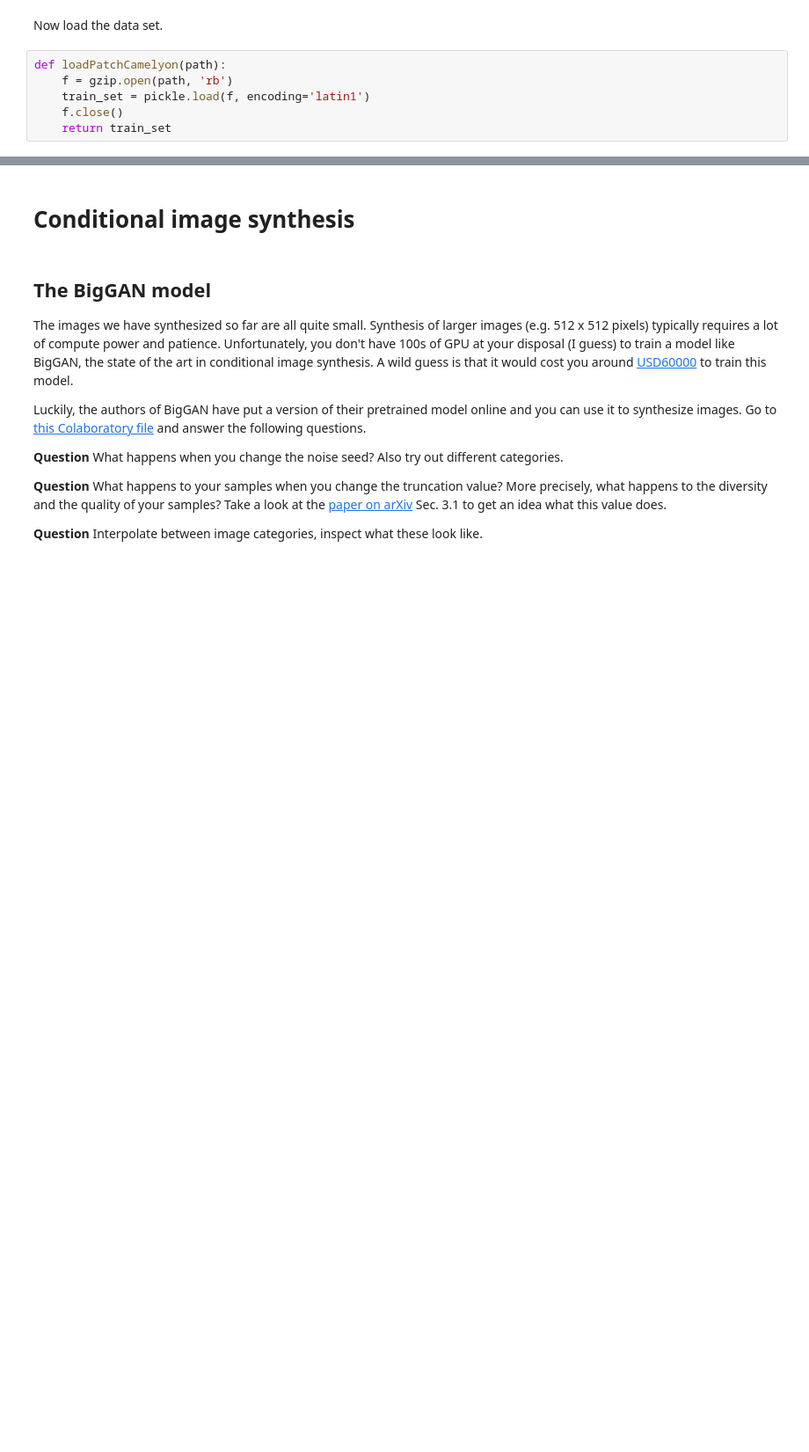
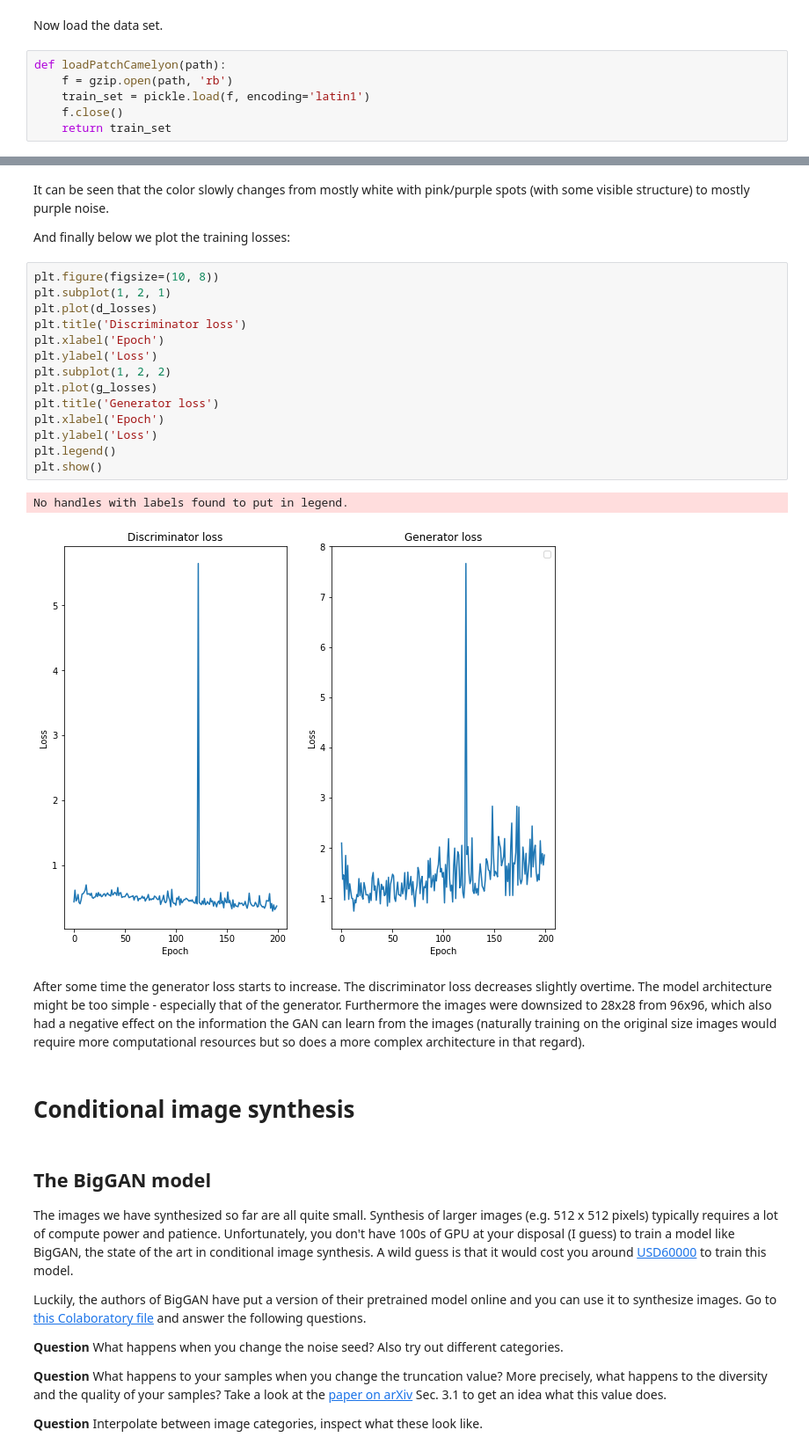
Before and after one commit to VincentV0/8dm50-machine-learning, a Jupyter notebook: practicals/week_5.ipynb, the cells around one changed output, grey strips where cells are left out. Shown at 88% size. Cells and saved outputs as stored; diff of their text form; blank space fills up the shorter version.

```diff
--- a/practicals/week_5.ipynb
+++ b/practicals/week_5.ipynb
@@ -1028,3 +1092,26 @@ for e in range(epochs):
+# %% [markdown]
+It can be seen that the color slowly changes from mostly white with pink/purple spots (with some visible structure) to mostly purple noise.
+
+And finally below we plot the training losses:
+# %%
+plt.figure(figsize=(10, 8))
+plt.subplot(1, 2, 1)
+plt.plot(d_losses)
+plt.title('Discriminator loss')
+plt.xlabel('Epoch')
+plt.ylabel('Loss')
+plt.subplot(1, 2, 2)
+plt.plot(g_losses)
+plt.title('Generator loss')
+plt.xlabel('Epoch')
+plt.ylabel('Loss')
+plt.legend()
+plt.show()
+# %% [output]
+No handles with labels found to put in legend.
+[figure, added]
+# %% [markdown]
+After some time the generator loss starts to increase. The discriminator loss decreases slightly overtime. The model architecture might be too simple - especially that of the generator. Furthermore the images were downsized to 28x28 from 96x96, which also had a negative effect on the information the GAN can learn from the images (naturally training on the original size images would require more computational resources but so does a more complex architecture in that regard).
 # %% [markdown]
 # Conditional image synthesis
 # %% [markdown]
```
Also changed, not shown: parts of 10 cells of this notebook.
